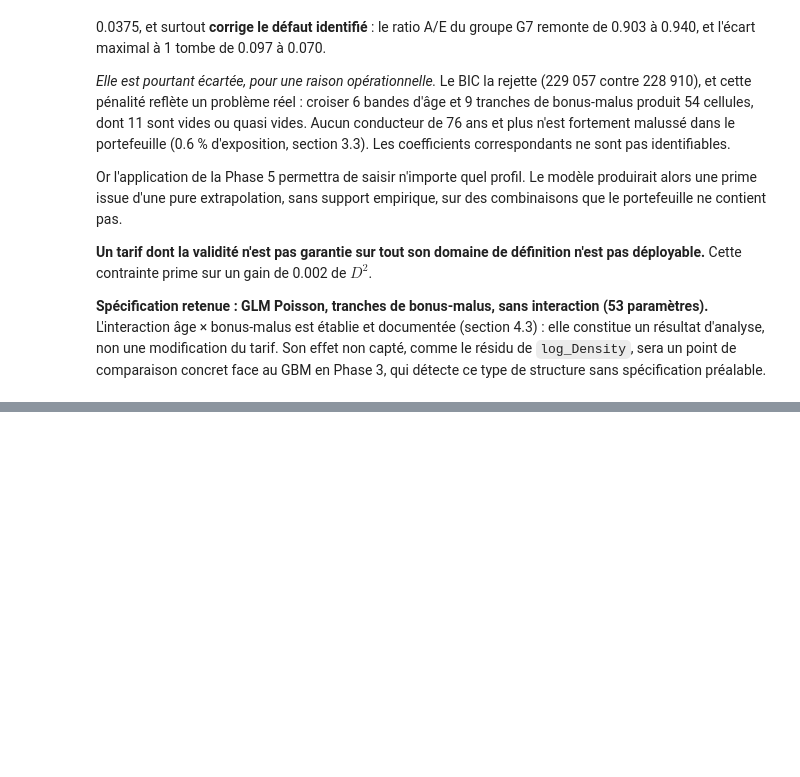
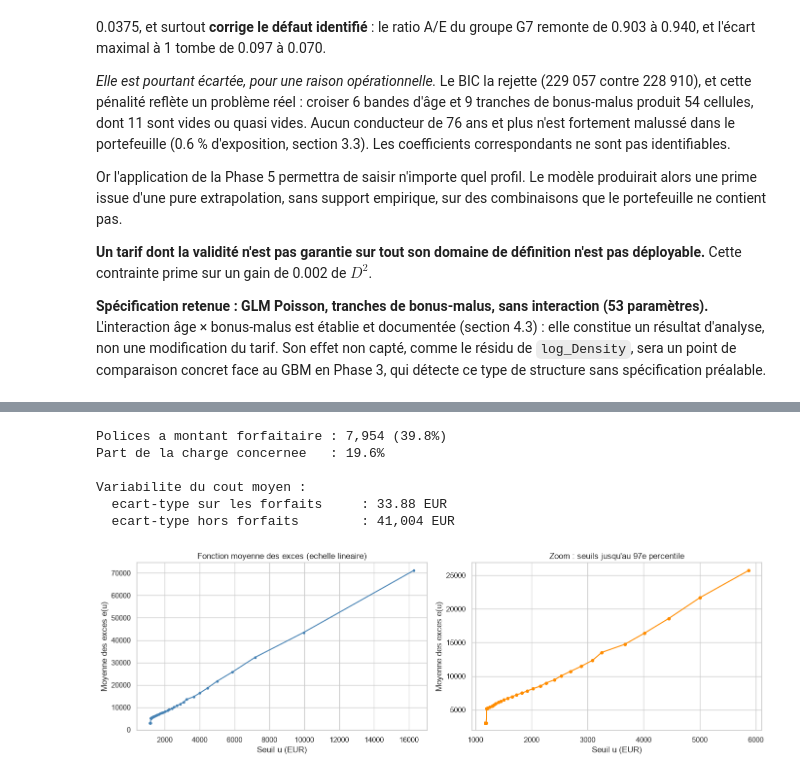
Before and after one commit to STORM227-cyber/moteur-tarification-iard, a Jupyter notebook: notebooks/02_glm.ipynb, the cells around one changed output, grey strips where cells are left out. Cells and saved outputs as stored; diff of their text form; code cells hidden in the pictures; blank space fills up the shorter version.

```diff
--- a/notebooks/02_glm.ipynb
+++ b/notebooks/02_glm.ipynb
@@ -2675,0 +3186,56 @@ spécification préalable.
+# %%
+# --- 1. QUANTIFICATION DES MONTANTS FORFAITAIRES ---
+# Quatre valeurs exactes couvrent 40 % de l'echantillon : indemnisations
+# standardisees, sans lien avec le profil de l'assure.
+FORFAITS = [1204.00, 1128.12, 1172.00, 1128.00]
+est_forfait = sev_train["cout_moyen"].isin(FORFAITS)
+
+print(f"Polices a montant forfaitaire : {est_forfait.sum():,} "
+      f"({est_forfait.mean():.1%})")
+print(f"Part de la charge concernee   : "
+      f"{sev_train.loc[est_forfait, 'ClaimAmount'].sum() / sev_train['ClaimAmount'].sum():.1%}")
+print(f"\nVariabilite du cout moyen :")
+print(f"  ecart-type sur les forfaits     : "
+      f"{sev_train.loc[est_forfait, 'cout_moyen'].std():.2f} EUR")
+print(f"  ecart-type hors forfaits        : "
+      f"{sev_train.loc[~est_forfait, 'cout_moyen'].std():,.0f} EUR")
+
+# --- 2. FONCTION MOYENNE DES EXCES, ECHELLE LINEAIRE ---
+# e(u) = E[Y - u | Y > u]. Sous une queue de Pareto generalisee d'indice xi,
+# e(u) est LINEAIRE en u de pente xi / (1 - xi). La zone ou la courbe devient
+# droite marque le debut du regime extreme. L'echelle des seuils doit donc
+# etre LINEAIRE : en echelle log, une droite apparait convexe.
+y = sev_train["cout_moyen"].to_numpy()
+seuils = np.quantile(y, np.linspace(0.50, 0.99, 60))
+
+exces = []
+for u in seuils:
+    depass = y[y > u] - u
+    if len(depass) >= 30:
+        exces.append({"seuil": u, "n": len(depass), "e_u": depass.mean()})
+exces = pd.DataFrame(exces)
+
+fig, axes = plt.subplots(1, 2, figsize=(14, 4.5))
+axes[0].plot(exces["seuil"], exces["e_u"], "o-", ms=3, color="steelblue")
+axes[0].set_xlabel("Seuil u (EUR)")
+axes[0].set_ylabel("Moyenne des exces e(u)")
+axes[0].set_title("Fonction moyenne des exces (echelle lineaire)")
+
+# Zoom sur la zone de decision, ou se situent les seuils d'ecretement usuels
+zoom = exces[exces["seuil"] <= np.quantile(y, 0.97)]
+axes[1].plot(zoom["seuil"], zoom["e_u"], "o-", ms=4, color="darkorange")
+axes[1].set_xlabel("Seuil u (EUR)")
+axes[1].set_ylabel("Moyenne des exces e(u)")
+axes[1].set_title("Zoom : seuils jusqu'au 97e percentile")
+
+plt.tight_layout()
+plt.savefig(FIGURES_DIR / "02_severite_exces.png", dpi=150)
+plt.show()
+# %% [output]
+Polices a montant forfaitaire : 7,954 (39.8%)
+Part de la charge concernee   : 19.6%
+
+Variabilite du cout moyen :
+  ecart-type sur les forfaits     : 33.88 EUR
+  ecart-type hors forfaits        : 41,004 EUR
+[figure, added]
```
Also changed, not shown: parts of 24 cells of this notebook, 5 other files.
